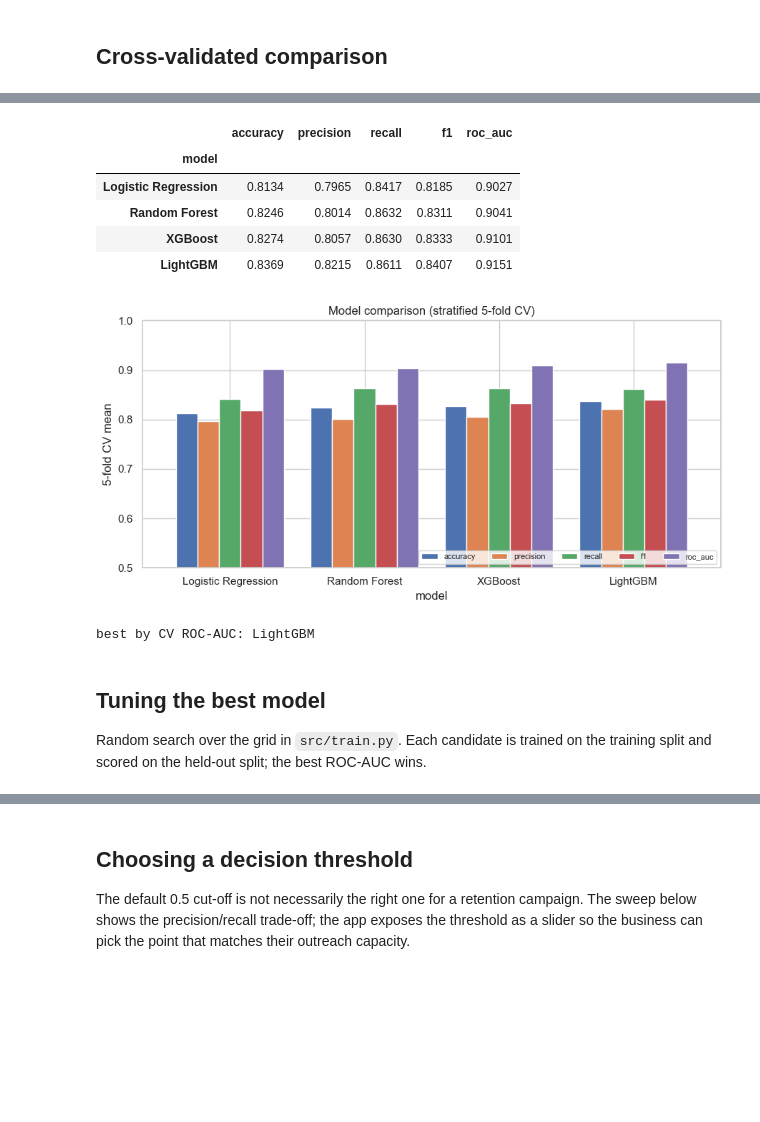
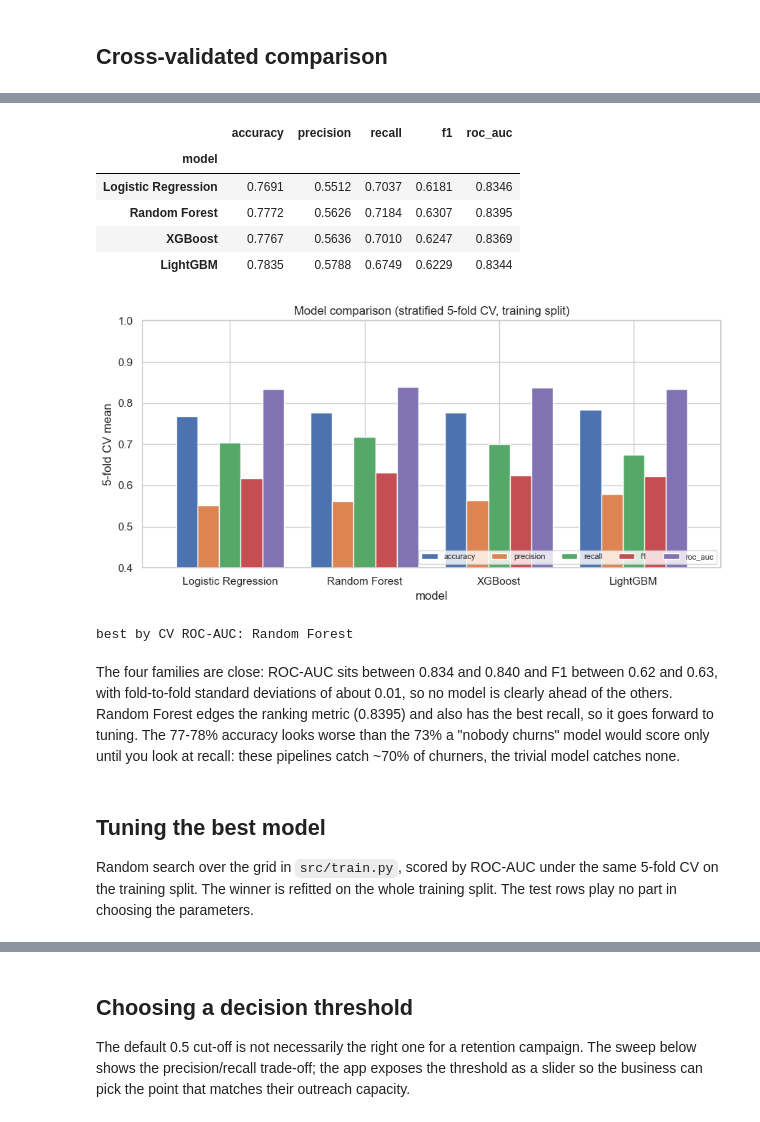
Before and after one commit to Sandykrish/telco-churn-prediction, a Jupyter notebook: notebooks/04_modelling.ipynb, the cells around one changed output, grey strips where cells are left out. Drawn from its saved outputs; the diff is of its cells as text; code cells hidden in the pictures; blank space fills up the shorter version.

```diff
--- a/notebooks/04_modelling.ipynb
+++ b/notebooks/04_modelling.ipynb
@@ -18,8 +19,6 @@ import matplotlib.pyplot as plt
 import numpy as np
 import pandas as pd
 import seaborn as sns
-from imblearn.over_sampling import SMOTE
-from sklearn.model_selection import train_test_split
 
 PROJECT_ROOT = Path.cwd().parent if Path.cwd().name == "notebooks" else Path.cwd()
 sys.path.insert(0, str(PROJECT_ROOT))
@@ -34,15 +33,19 @@ from src.metrics import (
     plot_roc_curves,
     plot_threshold_sweep,
 )
-from src.train import RANDOM_STATE, compare_models, get_models, make_cv, param_grids, tune_model
+from src.features import feature_names
+from src.train import RANDOM_STATE, compare_models, get_models, make_cv, make_pipeline, param_grids, tune_model
 
 FIG = PROJECT_ROOT / "reports" / "figures"
 MODELS = PROJECT_ROOT / "models"
 REPORTS = PROJECT_ROOT / "reports"
+PROCESSED = PROJECT_ROOT / "data" / "processed"
 sns.set_theme(style="whitegrid")
 
-data = pd.read_csv(PROJECT_ROOT / "data" / "processed" / "telco_features.csv")
-X = data.drop(columns=[TARGET])
-y = data[TARGET]
-print(X.shape, y.mean().round(3))
+train = pd.read_csv(PROCESSED / "train.csv")
+test = pd.read_csv(PROCESSED / "test.csv")
+X_train, y_train = train.drop(columns=[TARGET]), train[TARGET]
+X_test, y_test = test.drop(columns=[TARGET]), test[TARGET]
+print("train", X_train.shape, "churn rate", round(y_train.mean(), 4))
+print("test ", X_test.shape, "churn rate", round(y_test.mean(), 4))
 # %% [output]
@@ -63,5 +53,0 @@ after : {0: 5174, 1: 5174}
-# %%
-X_train, X_test, y_train, y_test = train_test_split(
-    X_res, y_res, test_size=0.2, stratify=y_res, random_state=RANDOM_STATE
-)
-X_train.shape, X_test.shape
@@ -84,34 +87,42 @@ comparison.round(4)
 # %%
 means = comparison[[f"{m}_mean" for m in ["accuracy", "precision", "recall", "f1", "roc_auc"]]]
 means.columns = ["accuracy", "precision", "recall", "f1", "roc_auc"]
 means.round(4).to_csv(REPORTS / "model_comparison.csv")
 
 fig, ax = plt.subplots(figsize=(9, 4.5))
 means.plot.bar(ax=ax, width=0.8)
-ax.set_ylim(0.5, 1.0)
+ax.set_ylim(0.4, 1.0)
 ax.set_ylabel("5-fold CV mean")
-ax.set_title("Model comparison (stratified 5-fold CV)")
+ax.set_title("Model comparison (stratified 5-fold CV, training split)")
 ax.legend(loc="lower right", ncol=5, fontsize=8)
 ax.tick_params(axis="x", rotation=0)
 fig.tight_layout()
 fig.savefig(FIG / "12_model_comparison.png")
 means.round(4)
 # %% [output]
 |  | accuracy | precision | recall | f1 | roc_auc |
 | model |  |  |  |  |  |
-| Logistic Regression | 0.8134 | 0.7965 | 0.8417 | 0.8185 | 0.9027 |
-| Random Forest | 0.8246 | 0.8014 | 0.8632 | 0.8311 | 0.9041 |
-| XGBoost | 0.8274 | 0.8057 | 0.8630 | 0.8333 | 0.9101 |
-| LightGBM | 0.8369 | 0.8215 | 0.8611 | 0.8407 | 0.9151 |
+| Logistic Regression | 0.7691 | 0.5512 | 0.7037 | 0.6181 | 0.8346 |
+| Random Forest | 0.7772 | 0.5626 | 0.7184 | 0.6307 | 0.8395 |
+| XGBoost | 0.7767 | 0.5636 | 0.7010 | 0.6247 | 0.8369 |
+| LightGBM | 0.7835 | 0.5788 | 0.6749 | 0.6229 | 0.8344 |
-[figure, old version]
+[figure, new version]
 # %%
 best_name = comparison["roc_auc_mean"].idxmax()
 print("best by CV ROC-AUC:", best_name)
 # %% [output]
-best by CV ROC-AUC: LightGBM
+best by CV ROC-AUC: Random Forest
+# %% [markdown]
+The four families are close: ROC-AUC sits between 0.834 and 0.840 and F1 between 0.62 and
+0.63, with fold-to-fold standard deviations of about 0.01, so no model is clearly ahead of the
+others. Random Forest edges the ranking metric (0.8395) and also has the best recall, so it goes
+forward to tuning. The 77-78% accuracy looks worse than the 73% a "nobody churns" model would
+score only until you look at recall: these pipelines catch ~70% of churners, the trivial model
+catches none.
 # %% [markdown]
 ## Tuning the best model
 
-Random search over the grid in `src/train.py`. Each candidate is trained on the training split
-and scored on the held-out split; the best ROC-AUC wins.
+Random search over the grid in `src/train.py`, scored by ROC-AUC under the same 5-fold CV on
+the training split. The winner is refitted on the whole training split. The test rows play no
+part in choosing the parameters.
 # %%
```
Also changed, not shown: parts of 25 cells of this notebook, 11 other files.
